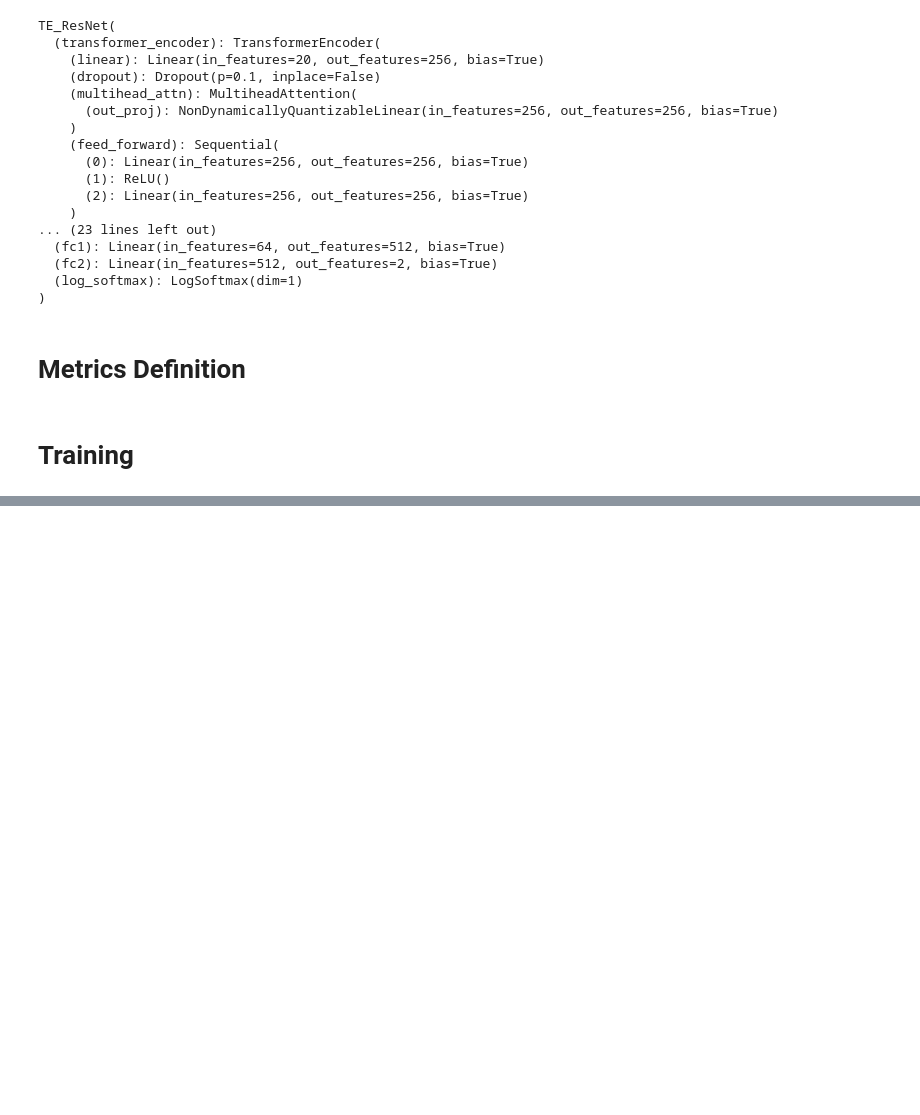
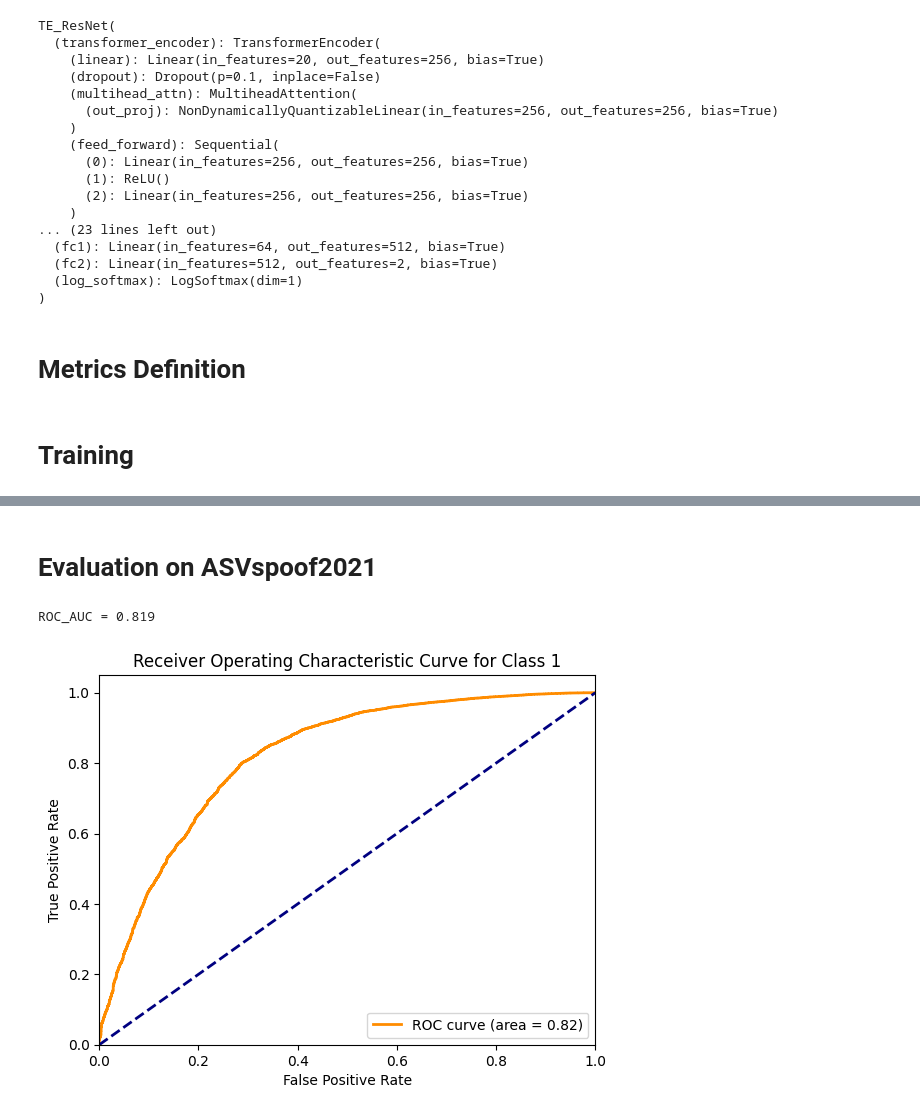
Before and after one commit to Alpgirl/Synthetic-Speech-Detection, a Jupyter notebook: Synthetic_Speech_Detection.ipynb, the cells around one changed output, grey strips where cells are left out. Cells and saved outputs as stored; diff of their text form; code cells hidden in the pictures; blank space fills up the shorter version.

Commit message:
Add ROC/AUC, precision/recall, balanced accuracy and evaluation on ASVspoof21

```diff
--- a/Synthetic_Speech_Detection.ipynb
+++ b/Synthetic_Speech_Detection.ipynb
@@ -81,3 +102,8 @@ test_samples = speech_dataset._generate_examples(test_metadata_filepath, test_au
+# %%
+test_samples_21 = speech_dataset._generate_examples(
+    asv_datasets[0].gen_kwargs["metadata_filepath"],
+    asv_datasets[0].gen_kwargs["audios_dir"]
+)
 # %% [markdown]
 ## Listen to random sample
 
@@ -163,9 +191,14 @@ class AudioDataset(Dataset):
 _DURATION = 6
 _SAMPLE_RATE = 16_000
 _BATCH_SIZE = 36
+_TEST_SIZE = math.floor(len(test_samples) / _BATCH_SIZE) * _BATCH_SIZE
 
 train_dataset = AudioDataset(train_samples, _DURATION, _SAMPLE_RATE, transform=[audio_preprocess, peak_normalize])
 train_loader= DataLoader(train_dataset, batch_size=_BATCH_SIZE, shuffle=True)
 
-test_dataset = AudioDataset(test_samples[:-29], _DURATION, _SAMPLE_RATE, transform=[audio_preprocess, peak_normalize])
+test_dataset = AudioDataset(
+    test_samples[:_TEST_SIZE],
+    _DURATION, _SAMPLE_RATE,
+    transform=[audio_preprocess, peak_normalize]
+)
 test_loader= DataLoader(test_dataset, batch_size=_BATCH_SIZE, shuffle=False)
@@ -175,0 +211,11 @@ next(iter(train_loader))[0].shape, next(iter(train_loader))[1].shape
+# %%
+_DURATION = 6
+_SAMPLE_RATE = 16_000
+_BATCH_SIZE = 36
+
+test_dataset_21 = AudioDataset(
+    test_samples_21[:_TEST_SIZE],
+    _DURATION, _SAMPLE_RATE,
+    transform=[audio_preprocess, peak_normalize]
+)
+test_loader_21 = DataLoader(test_dataset_21, batch_size=_BATCH_SIZE, shuffle=False)
@@ -206,3 +256,12 @@ model = TE_ResNet(
     batch_size=_BATCH_SIZE,
     device=device,
 ).to(device)
+# %%
+model = torchvision.models.resnet18(pretrained=True)
+# TODO your code
+n_ftrs = model.fc.in_features
+model.fc=nn.Linear(n_ftrs,2)
+# model.conv1 = nn.Conv2d(1, 64, kernel_size=7, stride=2, padding=3, bias=False)
+model.conv1 = nn.Conv2d(1, 64, kernel_size=(9, 3), stride=(3, 1), padding=(1, 1), bias=False)
+model.softmax = nn.Softmax(dim=1)
+model.to(device)
@@ -379,0 +485,16 @@ Val Loss: 0.3352, Val Accuracy: 0.8968
+# %% [markdown]
+# Evaluation on ASVspoof2021
+# %%
+torch.cuda.empty_cache()
+target_scores, non_target_scores = [], []
+loss, acc, target_scores, non_target_scores = evaluate_model(
+    model,
+    test_loader_21,
+    feature_extractor=feature_extractor,
+    criterion=criterion,
+    device=device,
+    max_length=188
+)
+# %% [output]
+ROC_AUC = 0.819
+[figure, added]
```
Also changed, not shown: parts of 19 cells of this notebook, 2 other files.
